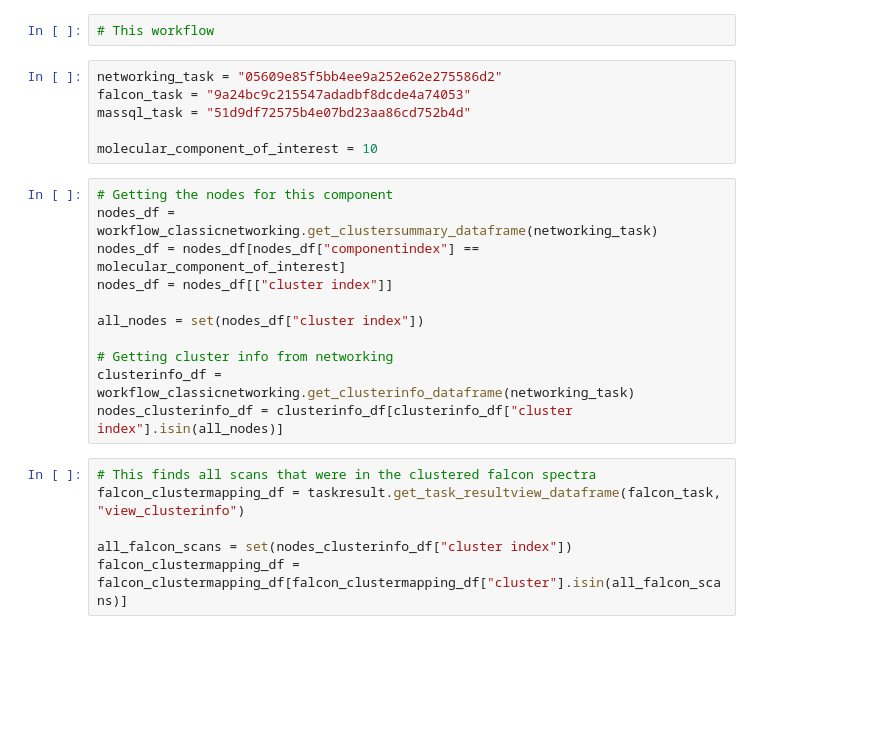
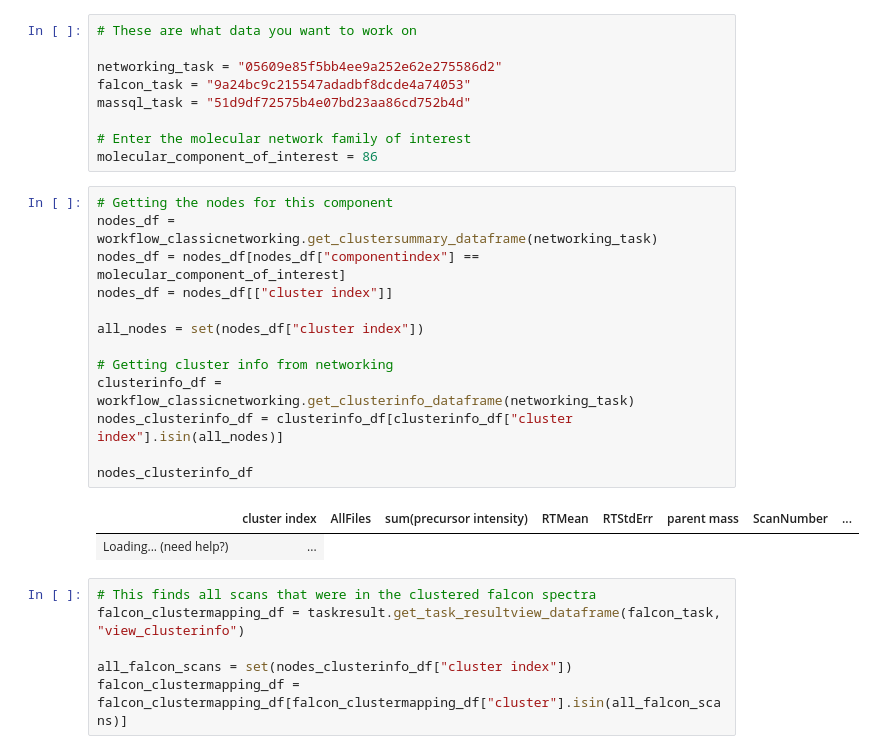
Before and after one commit to Wang-Bioinformatics-Lab/MassQL_Networking_Connection_Notebook, a Jupyter notebook: src/jupyternotebook.ipynb, the cells around one changed output. Drawn from its saved outputs; the diff is of its cells as text; blank space fills up the shorter version.

```diff
--- a/src/jupyternotebook.ipynb
+++ b/src/jupyternotebook.ipynb
@@ -7,22 +14,28 @@ from gnpsdata import dashboard
-# %%
-# This workflow
-# %%
-networking_task = "05609e85f5bb4ee9a252e62e275586d2"
-falcon_task = "9a24bc9c215547adadbf8dcde4a74053"
-massql_task = "51d9df72575b4e07bd23aa86cd752b4d"
-
-molecular_component_of_interest = 10
+# %%
+# These are what data you want to work on
+
+networking_task = "05609e85f5bb4ee9a252e62e275586d2"
+falcon_task = "9a24bc9c215547adadbf8dcde4a74053"
+massql_task = "51d9df72575b4e07bd23aa86cd752b4d"
+
+# Enter the molecular network family of interest
+molecular_component_of_interest = 86
 # %%
 # Getting the nodes for this component
 nodes_df = workflow_classicnetworking.get_clustersummary_dataframe(networking_task)
 nodes_df = nodes_df[nodes_df["componentindex"] == molecular_component_of_interest]
 nodes_df = nodes_df[["cluster index"]]
 
 all_nodes = set(nodes_df["cluster index"])
 
 # Getting cluster info from networking
 clusterinfo_df = workflow_classicnetworking.get_clusterinfo_dataframe(networking_task)
 nodes_clusterinfo_df = clusterinfo_df[clusterinfo_df["cluster index"].isin(all_nodes)]
+
+nodes_clusterinfo_df
+# %% [output]
+|  | cluster index | AllFiles | sum(precursor intensity) | RTMean | RTStdErr | parent mass | ScanNumber | ... |
+| Loading... (need help?) | ... |
 # %%
 # This finds all scans that were in the clustered falcon spectra
 falcon_clustermapping_df = taskresult.get_task_resultview_dataframe(falcon_task, "view_clusterinfo")
```
Also changed, not shown: parts of 3 cells of this notebook.
